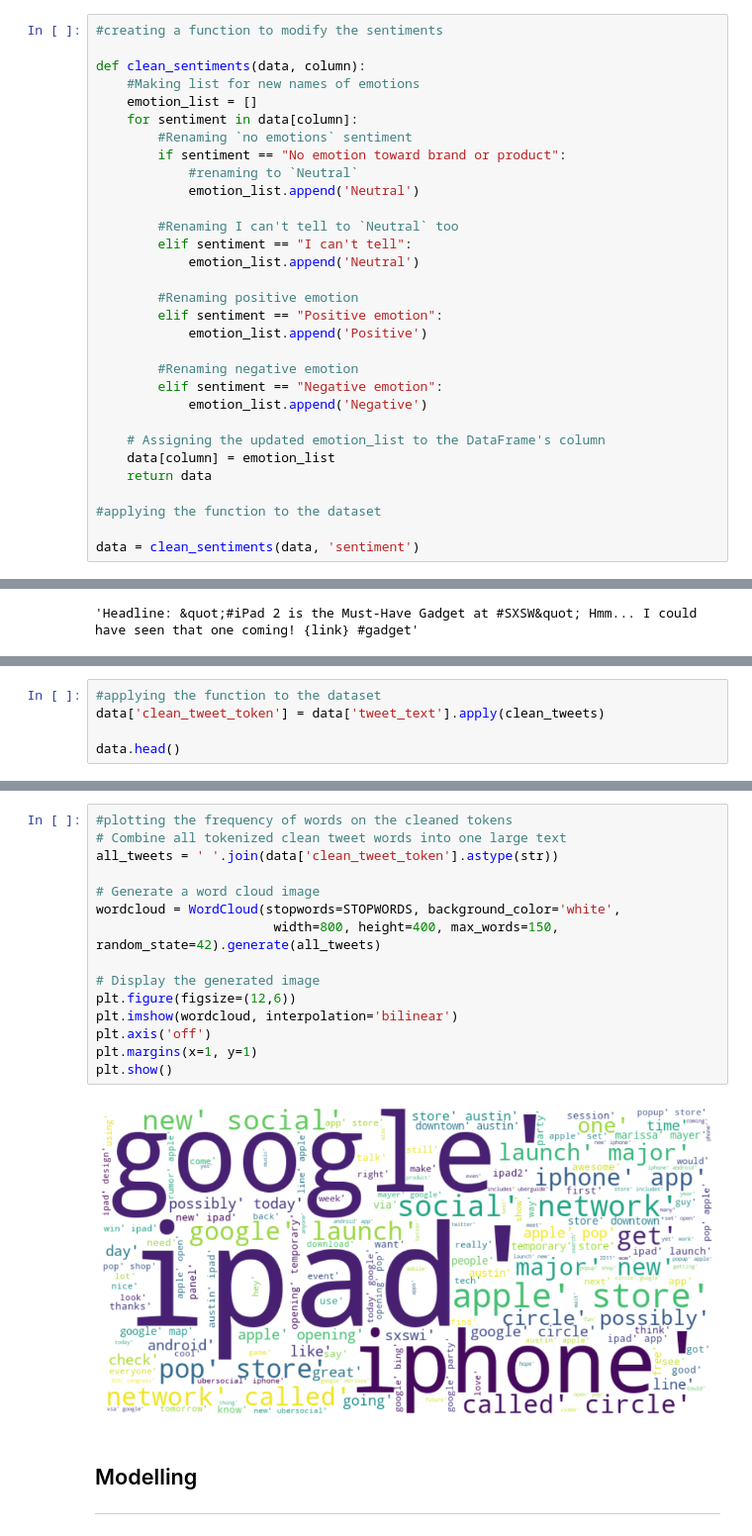
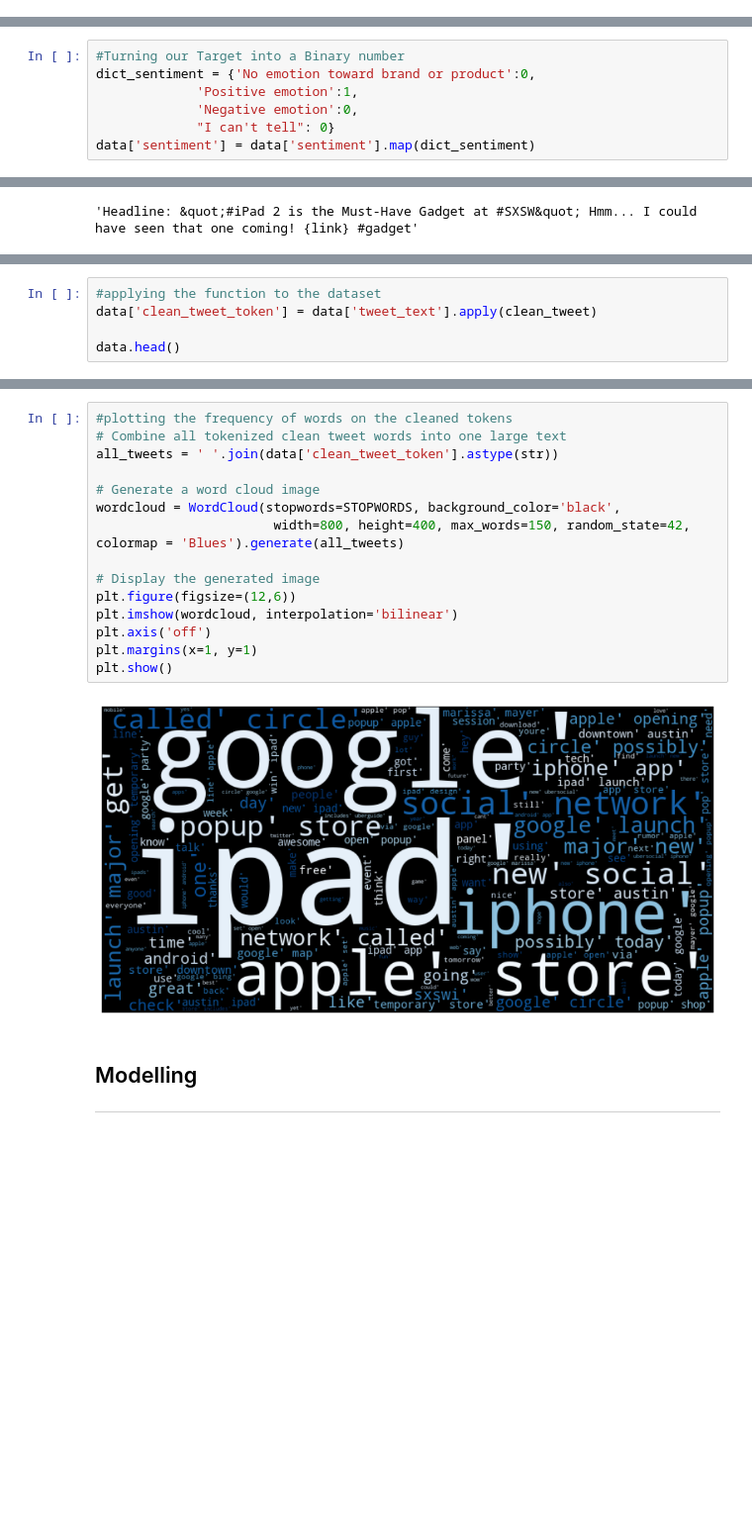
Before and after one commit to KennedyOwinoJnr/Twitter-Sentiment-Analysis, a Jupyter notebook: ProjectNotebook.ipynb, the cells around one changed output, grey strips where cells are left out. Shown at 99% size. Drawn from its saved outputs; the diff is of its cells as text; blank space fills up the shorter version.

```diff
--- a/ProjectNotebook.ipynb
+++ b/ProjectNotebook.ipynb
@@ -290,31 +295,0 @@ For the analysis in this project, "No emotion" and "I can't tell" will be groupe
-# %%
-#creating a function to modify the sentiments
-
-def clean_sentiments(data, column):
-    #Making list for new names of emotions
-    emotion_list = []
-    for sentiment in data[column]:
-        #Renaming `no emotions` sentiment
-        if sentiment == "No emotion toward brand or product":
-            #renaming to `Neutral`
-            emotion_list.append('Neutral')
-
-        #Renaming I can't tell to `Neutral` too
-        elif sentiment == "I can't tell":
-            emotion_list.append('Neutral')
-
-        #Renaming positive emotion
-        elif sentiment == "Positive emotion":
-            emotion_list.append('Positive')
-
-        #Renaming negative emotion
-        elif sentiment == "Negative emotion":
-            emotion_list.append('Negative')
-
-    # Assigning the updated emotion_list to the DataFrame's column
-    data[column] = emotion_list
-    return data
-
-#applying the function to the dataset
-
-data = clean_sentiments(data, 'sentiment')
@@ -349,0 +296,7 @@ plt.show()
+# %%
+#Turning our Target into a Binary number
+dict_sentiment = {'No emotion toward brand or product':0,
+             'Positive emotion':1,
+             'Negative emotion':0,
+             "I can't tell": 0}
+data['sentiment'] = data['sentiment'].map(dict_sentiment)
@@ -476,7 +475,7 @@ clean_tweets(data['tweet_text'].iloc[100])
  'gadget']
 # %%
 #applying the function to the dataset
-data['clean_tweet_token'] = data['tweet_text'].apply(clean_tweets)
+data['clean_tweet_token'] = data['tweet_text'].apply(clean_tweet)
 
 data.head()
 # %% [output]
@@ -489,20 +488,20 @@ data.head()
 # %%
 #plotting the frequency of words on the cleaned tokens
 # Combine all tokenized clean tweet words into one large text
 all_tweets = ' '.join(data['clean_tweet_token'].astype(str))
 
 # Generate a word cloud image
-wordcloud = WordCloud(stopwords=STOPWORDS, background_color='white',
-                       width=800, height=400, max_words=150, random_state=42).generate(all_tweets)
+wordcloud = WordCloud(stopwords=STOPWORDS, background_color='black',
+                       width=800, height=400, max_words=150, random_state=42, colormap = 'Blues').generate(all_tweets)
 
 # Display the generated image
 plt.figure(figsize=(12,6))
 plt.imshow(wordcloud, interpolation='bilinear')
 plt.axis('off')
 plt.margins(x=1, y=1)
 plt.show()
 # %% [output]
-[figure, old version]
+[figure, new version]
 # %% [markdown]
 ## Modelling
 ---
```
Also changed, not shown: parts of 61 cells of this notebook.
